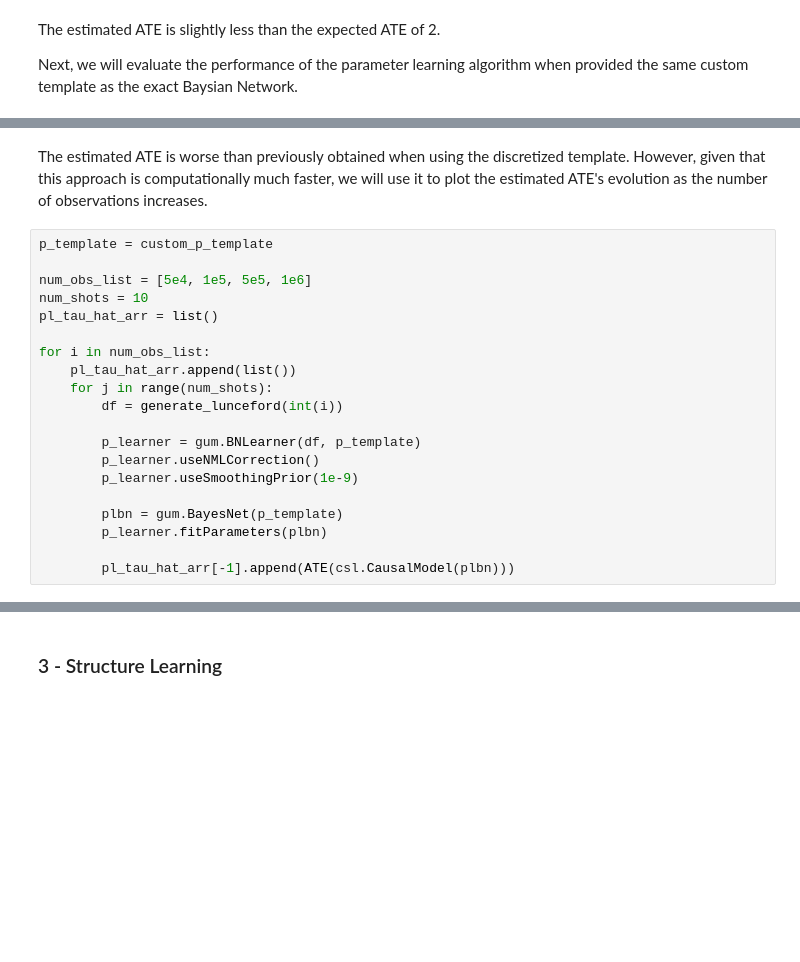
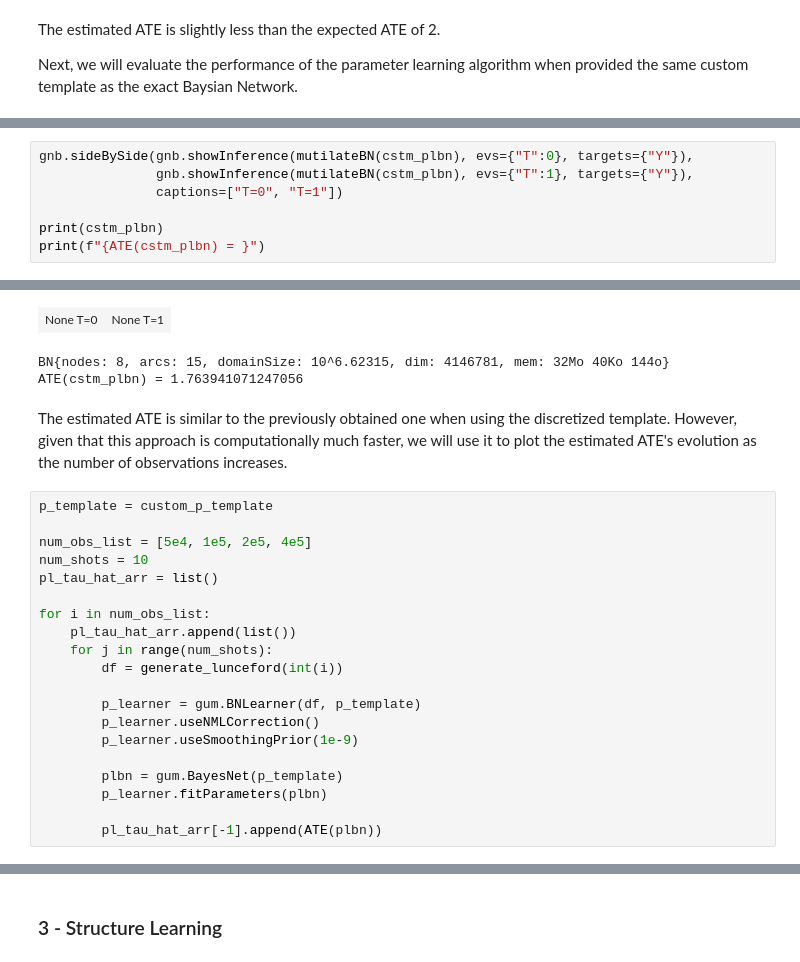
Before and after one commit to ThierryRioual/CausalEffectEstimation, a Jupyter notebook: 2-Randomized Control Trials compared to Observational Data/Lab2pyAgrum.ipynb, the cells around one changed output, grey strips where cells are left out. Saved outputs shown, nothing was run; the diff lists cells and outputs as text; blank space fills up the shorter version.

```diff
--- a/2-Randomized Control Trials compared to Observational Data/Lab2pyAgrum.ipynb
+++ b/2-Randomized Control Trials compared to Observational Data/Lab2pyAgrum.ipynb
@@ -339,0 +324,8 @@ ATE(cstm_plcbn) = 1.728350583751604
+# %%
+gnb.sideBySide(gnb.showInference(mutilateBN(cstm_plbn), evs={"T":0}, targets={"Y"}),
+               gnb.showInference(mutilateBN(cstm_plbn), evs={"T":1}, targets={"Y"}),
+               captions=["T=0", "T=1"])
+
+print(cstm_plbn)
+print(f"{ATE(cstm_plbn) = }")
+# %% [output]
@@ -340,9 +334,12 @@ ATE(cstm_plcbn) = 1.728350583751604
+| None T=0 | None T=1 |
+BN{nodes: 8, arcs: 15, domainSize: 10^6.62315, dim: 4146781, mem: 32Mo 40Ko 144o}
+ATE(cstm_plbn) = 1.763941071247056
 # %% [markdown]
-The estimated ATE is worse than previously obtained when using the discretized template. However, given that this approach is computationally much faster, we will use it to plot the estimated ATE's evolution as the number of observations increases.
+The estimated ATE is similar to the previously obtained one when using the discretized template. However, given that this approach is computationally much faster, we will use it to plot the estimated ATE's evolution as the number of observations increases.
 # %%
 p_template = custom_p_template
 
-num_obs_list = [5e4, 1e5, 5e5, 1e6]
+num_obs_list = [5e4, 1e5, 2e5, 4e5]
 num_shots = 10
 pl_tau_hat_arr = list()
 
@@ -358,7 +355,7 @@ for i in num_obs_list:
         plbn = gum.BayesNet(p_template)
         p_learner.fitParameters(plbn)
 
-        pl_tau_hat_arr[-1].append(ATE(csl.CausalModel(plbn)))
+        pl_tau_hat_arr[-1].append(ATE(plbn))
 # %%
 plt.boxplot(pl_tau_hat_arr, labels=num_obs_list, meanline=False,
             showmeans=True, showcaps=True)
```
Also changed, not shown: parts of 31 cells of this notebook.
